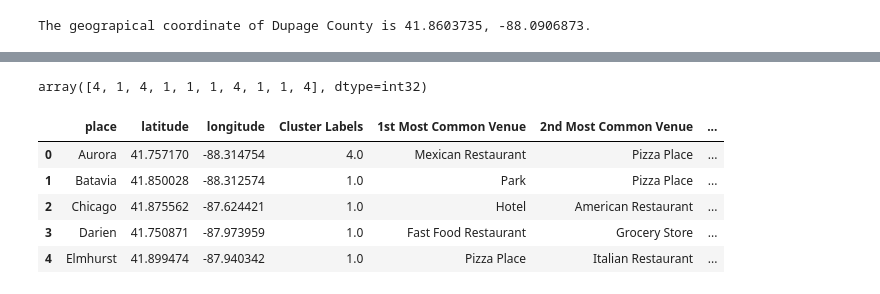
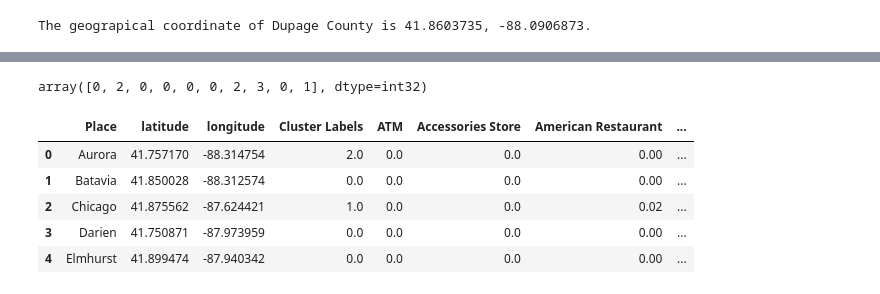
Before and after one commit to OrangeGriffin/Coursera_Capstone, a Jupyter notebook: ChicagoAreaBakery.ipynb, the cells around one changed output, grey strips where cells are left out. Saved outputs shown, nothing was run; the diff lists cells and outputs as text; code cells hidden in the pictures.

```diff
--- a/ChicagoAreaBakery.ipynb
+++ b/ChicagoAreaBakery.ipynb
@@ -623,3 +550,5 @@ There are 266 uniques categories.
+# %%
+dupage_venues.rename({'Neighborhood': 'Place'}, axis='columns', inplace=True)
 # %%
 # one hot encoding
 dupage_onehot = pd.get_dummies(dupage_venues[['Venue Category']], prefix="", prefix_sep="")
@@ -726,0 +656,2 @@ places_venues_sorted.head()
+# %%
+learning_df = pd.merge(dupage_grouped, dupage_data, on="Place")
@@ -727,33 +723,35 @@ places_venues_sorted.head()
 # %%
 # set number of clusters
-kclusters = 5
+kclusters = 6
 
-dupage_grouped_clustering = dupage_grouped.drop('Place', 1)
+learning_df_clustering = learning_df.drop('Place', 1)
 
 # run k-means clustering
-kmeans = KMeans(n_clusters=kclusters, random_state=0).fit(dupage_grouped_clustering)
+kmeans = KMeans(n_clusters=kclusters, random_state=0).fit(learning_df_clustering)
 
 # check cluster labels generated for each row in the dataframe
 kmeans.labels_[0:10]
 # %% [output]
-array([4, 1, 4, 1, 1, 1, 4, 1, 1, 4], dtype=int32)
+array([0, 2, 0, 0, 0, 0, 2, 3, 0, 1], dtype=int32)
 # %%
 # add clustering labels
-places_venues_sorted.insert(0, 'Cluster Labels', kmeans.labels_)
+learning_df.insert(0, 'Cluster Labels', kmeans.labels_)
 # %%
 dupage_merged = places_df
+#dupage_merged
 
-# merge dupage_grouped with dupage_data to add latitude/longitude for each neighborhood
-dupage_merged = dupage_merged.join(places_venues_sorted.set_index('Place'), on='place')
+learning_df
+# merge manhattan_grouped with manhattan_data to add latitude/longitude for each neighborhood
+dupage_merged = dupage_merged.join(learning_df.set_index('Place'), on='Place')
 
 dupage_merged.head() # check the last columns!
 # %% [output]
-|  | place | latitude | longitude | Cluster Labels | 1st Most Common Venue | 2nd Most Common Venue | ... |
-| 0 | Aurora | 41.757170 | -88.314754 | 4.0 | Mexican Restaurant | Pizza Place | ... |
-| 1 | Batavia | 41.850028 | -88.312574 | 1.0 | Park | Pizza Place | ... |
-| 2 | Chicago | 41.875562 | -87.624421 | 1.0 | Hotel | American Restaurant | ... |
-| 3 | Darien | 41.750871 | -87.973959 | 1.0 | Fast Food Restaurant | Grocery Store | ... |
-| 4 | Elmhurst | 41.899474 | -87.940342 | 1.0 | Pizza Place | Italian Restaurant | ... |
+|  | Place | latitude | longitude | Cluster Labels | ATM | Accessories Store | American Restaurant | ... |
+| 0 | Aurora | 41.757170 | -88.314754 | 2.0 | 0.0 | 0.0 | 0.00 | ... |
+| 1 | Batavia | 41.850028 | -88.312574 | 0.0 | 0.0 | 0.0 | 0.00 | ... |
+| 2 | Chicago | 41.875562 | -87.624421 | 1.0 | 0.0 | 0.0 | 0.02 | ... |
+| 3 | Darien | 41.750871 | -87.973959 | 0.0 | 0.0 | 0.0 | 0.00 | ... |
+| 4 | Elmhurst | 41.899474 | -87.940342 | 0.0 | 0.0 | 0.0 | 0.00 | ... |
 # %%
 !pip install folium
 # %% [output]
```
Also changed, not shown: parts of 100 cells of this notebook.
